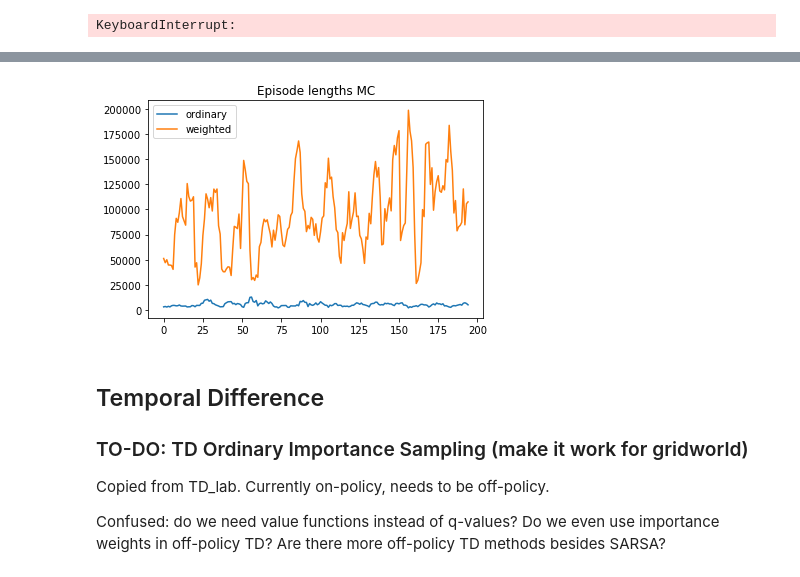
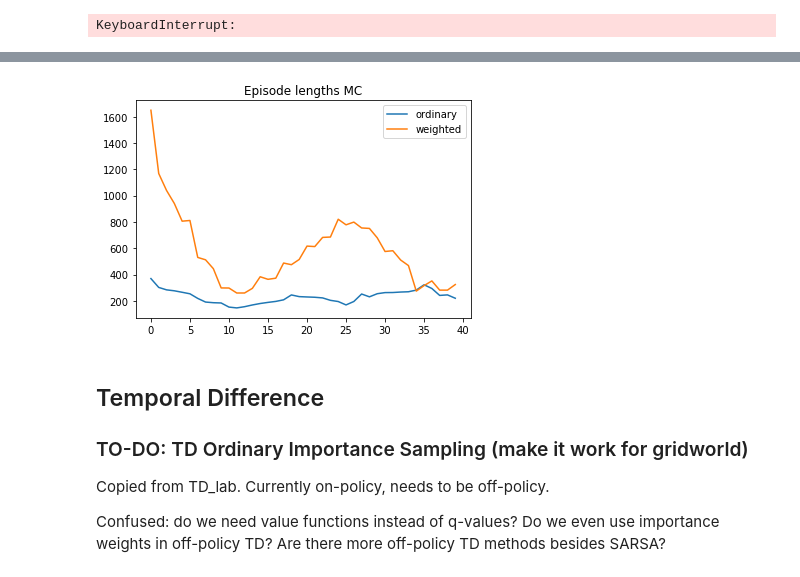
Before and after one commit to Tom-Lotze/RL_reproducibility, a Jupyter notebook: main_tom.ipynb, the cells around one changed output, grey strips where cells are left out. Cells and saved outputs as stored; diff of their text form; code cells hidden in the pictures.

```diff
--- a/main_tom.ipynb
+++ b/main_tom.ipynb
@@ -268,13 +287,17 @@ def mc_ordinary_importance_sampling(env, behavior_policy, target_policy, num_epi
         episode_lens.append(len(states))
 
         # extract target and behavioral probabilities
-        target_probs = target_policy.get_probs(states, actions)
-        behavioral_probs = behavior_policy.get_probs(states, actions)
+#         target_probs = target_policy.get_probs(states, actions)
+#         behavioral_probs = behavior_policy.get_probs(states, actions)
+        target_probs = [target_policy.get_probs(states[t], actions[t]) for t in range(len(states))]
+        behavioral_probs = [behavioral_policy.get_probs(states[t], actions[t]) for t in range(len(states))]
+
 
         G = 0
 
         # loop backwards over the trajectory
-        for timestep in range(len(states)-1, -1, -1):
+        for i, timestep in enumerate(range(len(states)-1, -1, -1)):
+#             print(i)
             s = states[timestep]
             r = rewards[timestep]
             a = actions[timestep]
@@ -331,9 +354,9 @@ def mc_weighted_importance_sampling(env, behavior_policy, target_policy, num_epi
         # save episode lengths
         episode_lens.append(len(states))
 
-        # extract target and behavioral probabilities
-        target_probs = target_policy.get_probs(states, actions)
-        behavioral_probs = behavior_policy.get_probs(states, actions)
+        # extract target and behavioral probabilities OLD
+#         target_probs = target_policy.get_probs(states, actions)
+#         behavioral_probs = behavior_policy.get_probs(states, actions)
 
         # print(Qdefaultdict2array(Q, env.nA, env.nS))
 #         print(target_probs)
@@ -345,7 +368,7 @@ def mc_weighted_importance_sampling(env, behavior_policy, target_policy, num_epi
 
         # loop backwards over the trajectory
         for i, timestep in enumerate(range(len(states)-1, -1, -1)):
-            print(i)
+#             print(i)
             # extract info of current timestep from trajectory
             s = states[timestep]
             r = rewards[timestep]
@@ -359,7 +382,8 @@ def mc_weighted_importance_sampling(env, behavior_policy, target_policy, num_epi
             Q[s][a] += W/C[s][a] * (G - Q[s][a])
 
             # update the weight
-            W *= (target_probs[timestep])/(behavioral_probs[timestep])
+            # W *= (target_probs[timestep])/(behavioral_probs[timestep])
+            W *= (target_policy.get_probs(s, a)) / (behavior_policy.get_probs(s, a))
 
             # break out of the loop if the weights are 0
             if W == 0:
@@ -376,9 +400,9 @@ Plot the episode length over training
 np.random.seed(42)
 
 # set other parameters
-epsilon = 0.05
+epsilon = 0.4
 discount_factor = 1.0
-num_episodes = 5
+num_episodes = 500
 Q = np.zeros((env.nS, env.nA))
 behavioral_policy = EpsilonGreedyPolicy(Q, epsilon=epsilon)
 target_policy = GreedyPolicy(Q)
@@ -430,20 +454,20 @@ array([[0., 0., 0., 0.],
 # %%
 def running_mean(vals, n=1):
     assert n < len(vals)
     cumvals = np.array(vals).cumsum()
     return (cumvals[n:] - cumvals[:-n]) / n
 
 # set smoothing factor
-n = 5
+n = 10
 
 plt.plot(running_mean(mc_ordinary_epslengths, n), label="ordinary")
 plt.plot(running_mean(mc_weighted_epslengths, n), label="weighted")
 plt.title('Episode lengths MC')
 plt.legend()
 # plt.gca().set_ylim([0, 100])
 plt.show()
 # %% [output]
-[figure, old version]
+[figure, new version]
 # %% [markdown]
 ## Temporal Difference
 
```
Also changed, not shown: parts of 7 cells of this notebook.
